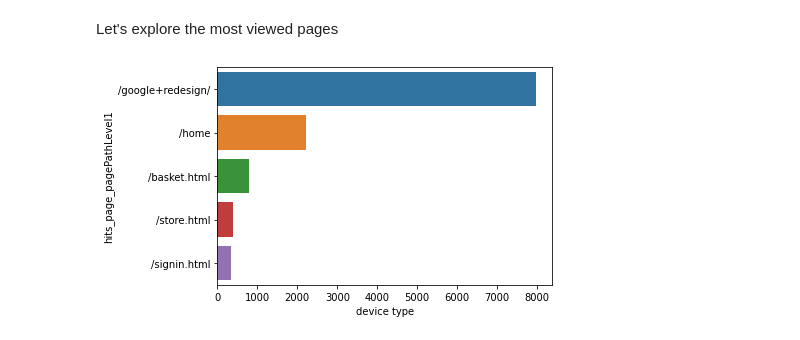
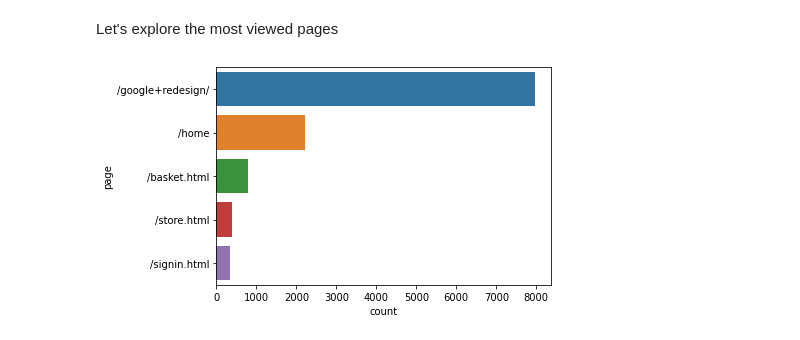
Before and after one commit to lamparelli/analytics_eda, a Jupyter notebook: eda.ipynb, the cells around one changed output. Drawn from its saved outputs; the diff is of its cells as text; code cells hidden in the pictures.

Commit message:
fixed graph labels

```diff
--- a/eda.ipynb
+++ b/eda.ipynb
@@ -528,8 +528,8 @@ Let's explore the most viewed pages
 # %%
 numDataToShow = 5
 
 ax = sns.countplot(data=hitsdf, y="hits_page_pagePathLevel1", order=hitsdf.hits_page_pagePathLevel1.value_counts()[:numDataToShow].index)
-ax.set(xlabel="device type")
+ax.set(ylabel="page", xlabel="count")
 plt.show()
 # %% [output]
-[figure, old version]
+[figure, new version]
```
Also changed, not shown: parts of 1 cell of this notebook.
